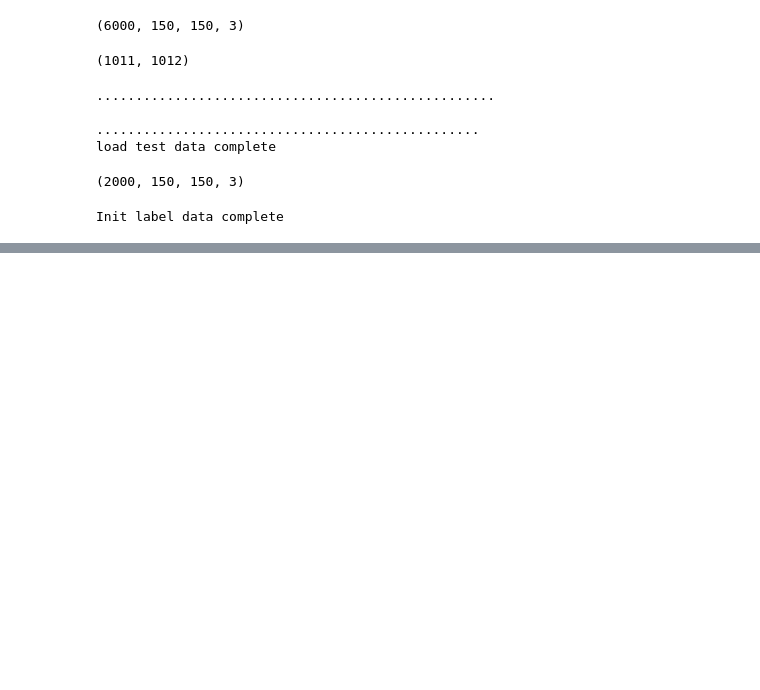
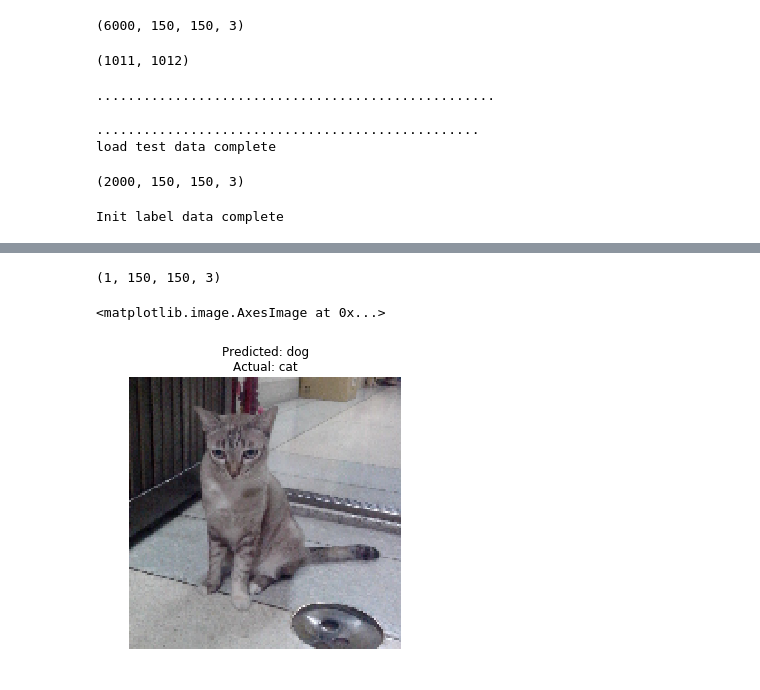
Before and after one commit to PattarapornH/cats-dogs-classifier, a Jupyter notebook: cats_dogs_classifier.ipynb, the cells around one changed output, grey strips where cells are left out. Drawn from its saved outputs; the diff is of its cells as text; code cells hidden in the pictures; blank space fills up the shorter version.

```diff
--- a/cats_dogs_classifier.ipynb
+++ b/cats_dogs_classifier.ipynb
@@ -314,0 +320,33 @@ for i in range(16):
+# %%
+test = []
+img = load_img('gdrive/My Drive/Colab Notebooks/cats_dogs/meaw.PNG', target_size=(150, 150))
+test.append(img_to_array(img))
+# %%
+test2 = [0]
+# %%
+# test = np.expand_dims(test, axis=0)
+test = np.array(test)
+test.shape
+# %% [output]
+(1, 150, 150, 3)
+# %%
+p = model.predict(test)
+# %%
+plt.figure(figsize=(5,5))
+if(p[0] == 0):
+    res = 'cat'
+else:
+    res = 'dog'
+
+if(test2[0] == 0):
+    act = 'cat'
+else:
+    act = 'dog'
+title = "Predicted: "+res+"\nActual: "+act
+# title = "Predicted: "+res+"\nProb: "+str(prob[i][0])
+plt.title(title)
+plt.axis('off')
+plt.imshow(test[0]/255)
+# %% [output]
+<matplotlib.image.AxesImage at 0x...>
+[figure, added]
```
Also changed, not shown: parts of 7 cells of this notebook.
